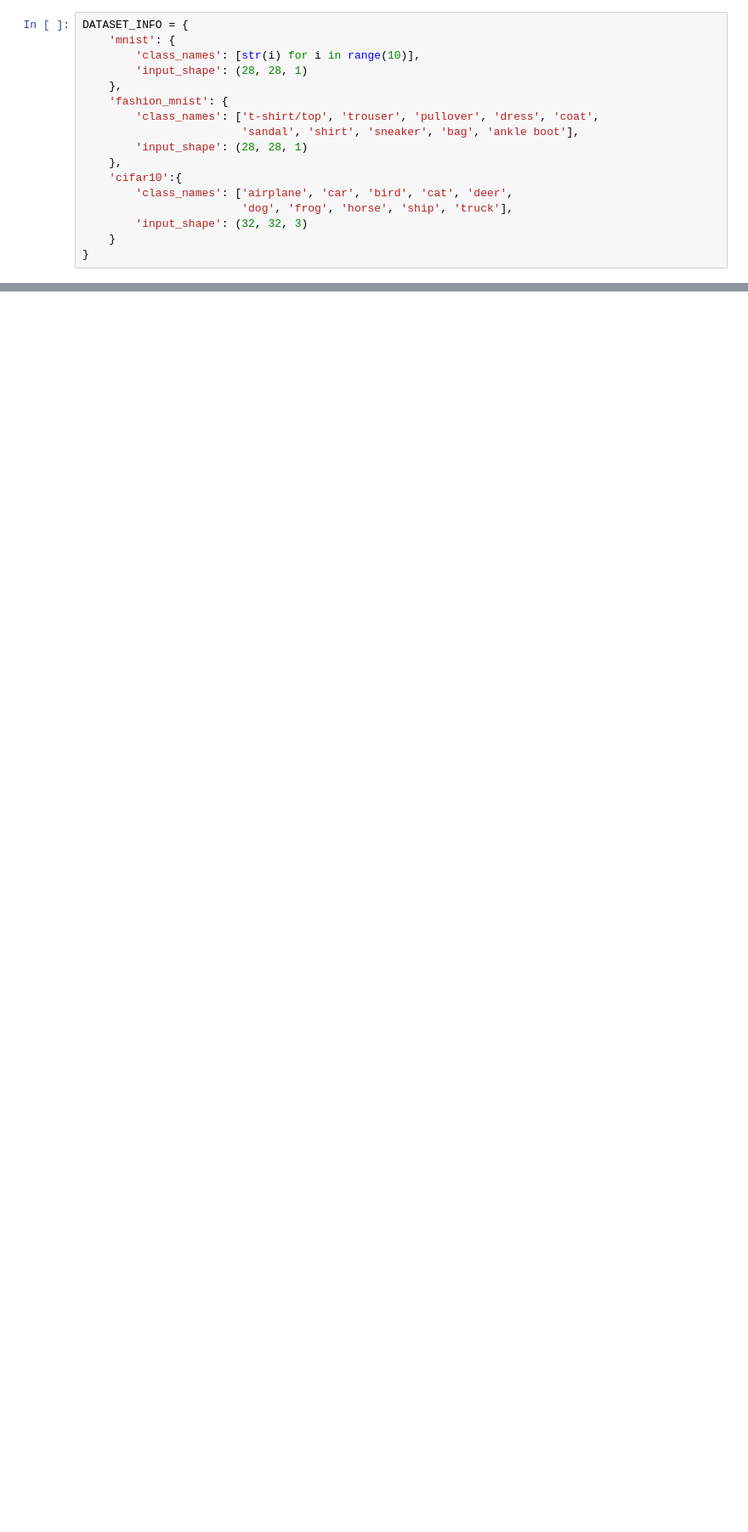
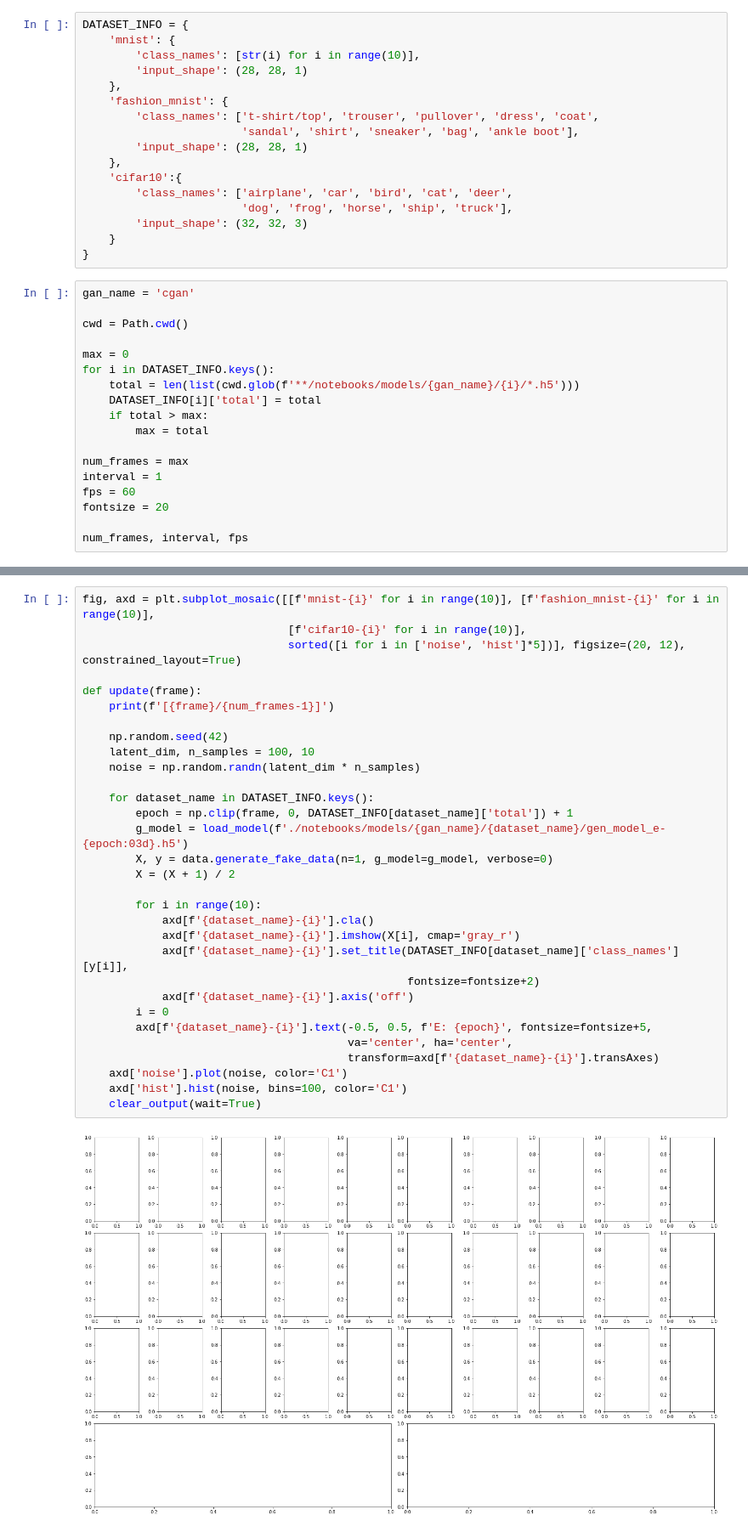
Before and after one commit to hamzzgab/DAS-GAND, a Jupyter notebook: animations.ipynb, the cells around one changed output, grey strips where cells are left out. Shown at 85% size. Cells and saved outputs as stored; diff of their text form; blank space fills up the shorter version.

```diff
--- a/animations.ipynb
+++ b/animations.ipynb
@@ -28,3 +30,21 @@ DATASET_INFO = {
         'input_shape': (32, 32, 3)
     }
 }
+# %%
+gan_name = 'cgan'
+
+cwd = Path.cwd()
+
+max = 0
+for i in DATASET_INFO.keys():
+    total = len(list(cwd.glob(f'**/notebooks/models/{gan_name}/{i}/*.h5')))
+    DATASET_INFO[i]['total'] = total
+    if total > max:
+        max = total
+
+num_frames = max
+interval = 1
+fps = 60
+fontsize = 20
+
+num_frames, interval, fps
@@ -47,3 +70,36 @@ clear_output(wait=True)
 # %% [output]
 [figure]
+# %%
+fig, axd = plt.subplot_mosaic([[f'mnist-{i}' for i in range(10)], [f'fashion_mnist-{i}' for i in range(10)],
+                               [f'cifar10-{i}' for i in range(10)],
+                               sorted([i for i in ['noise', 'hist']*5])], figsize=(20, 12), constrained_layout=True)
+
+def update(frame):
+    print(f'[{frame}/{num_frames-1}]')
+
+    np.random.seed(42)
+    latent_dim, n_samples = 100, 10
+    noise = np.random.randn(latent_dim * n_samples)
+
+    for dataset_name in DATASET_INFO.keys():
+        epoch = np.clip(frame, 0, DATASET_INFO[dataset_name]['total']) + 1
+        g_model = load_model(f'./notebooks/models/{gan_name}/{dataset_name}/gen_model_e-{epoch:03d}.h5')
+        X, y = data.generate_fake_data(n=1, g_model=g_model, verbose=0)
+        X = (X + 1) / 2
+
+        for i in range(10):
+            axd[f'{dataset_name}-{i}'].cla()
+            axd[f'{dataset_name}-{i}'].imshow(X[i], cmap='gray_r')
+            axd[f'{dataset_name}-{i}'].set_title(DATASET_INFO[dataset_name]['class_names'][y[i]],
+                                                 fontsize=fontsize+2)
+            axd[f'{dataset_name}-{i}'].axis('off')
+        i = 0
+        axd[f'{dataset_name}-{i}'].text(-0.5, 0.5, f'E: {epoch}', fontsize=fontsize+5,
+                                        va='center', ha='center',
+                                        transform=axd[f'{dataset_name}-{i}'].transAxes)
+    axd['noise'].plot(noise, color='C1')
+    axd['hist'].hist(noise, bins=100, color='C1')
+    clear_output(wait=True)
+# %% [output]
+[figure, added]
 # %%
```
Also changed, not shown: parts of 5 cells of this notebook, 3 other files.
